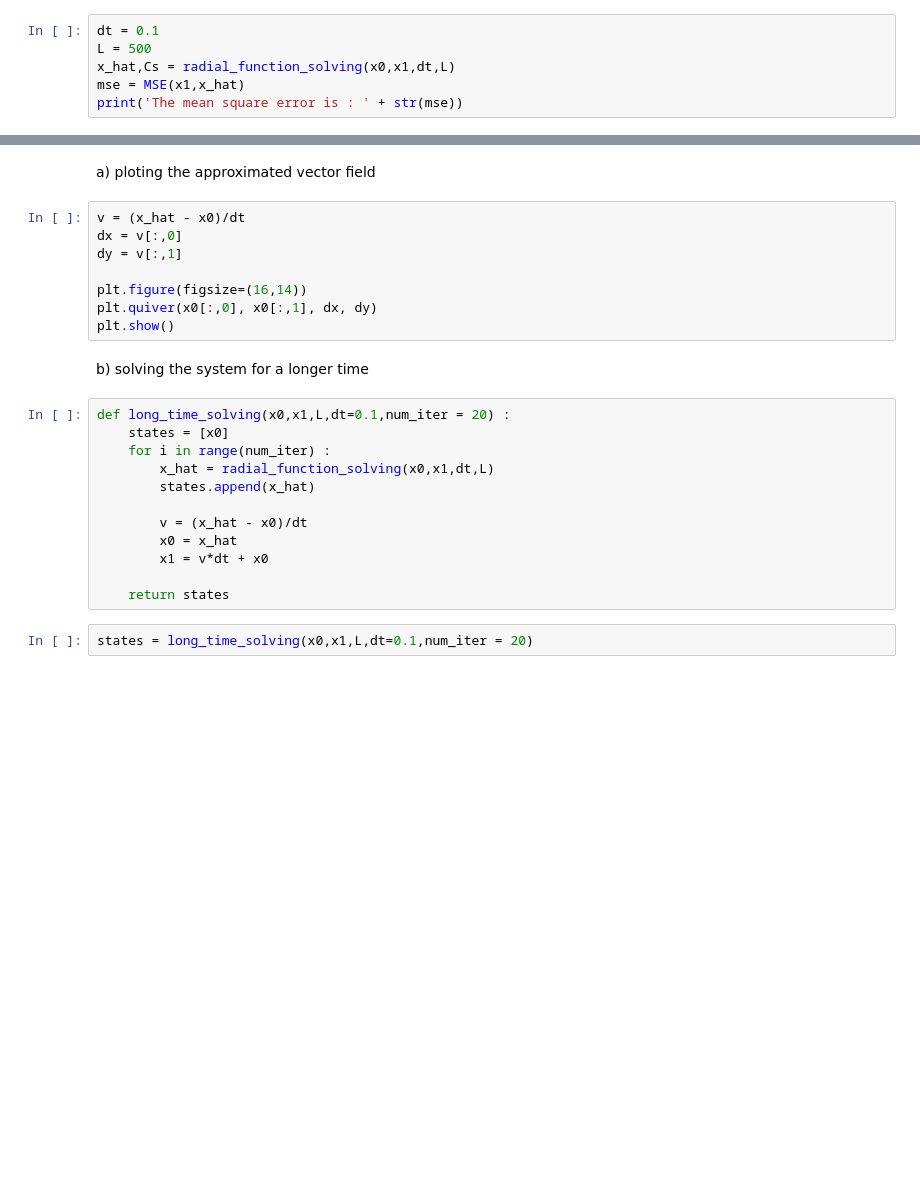
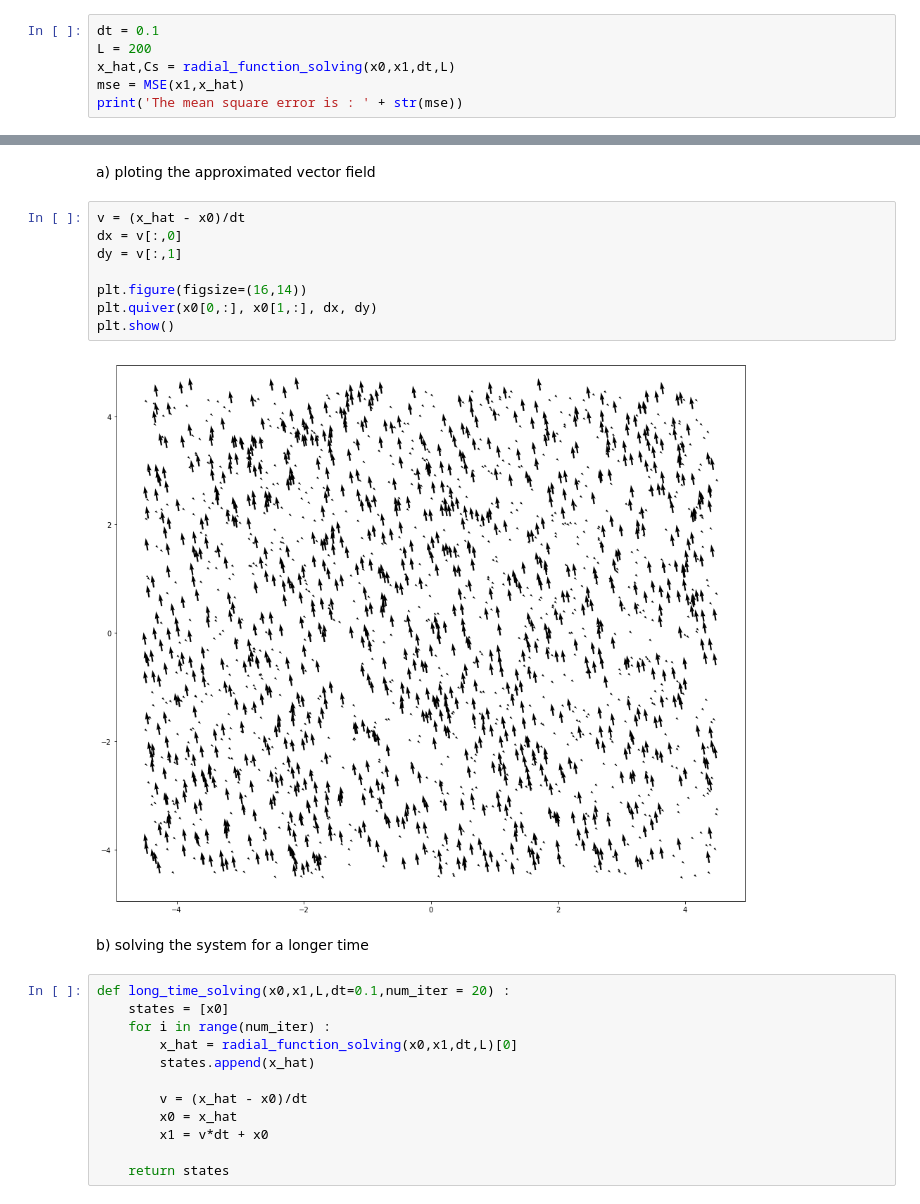
Before and after one commit to ameliescb/EX1_practikum_crowd_modelling, a Jupyter notebook: Exercise 5/Task3/task3.ipynb, the cells around one changed output, grey strips where cells are left out. Drawn from its saved outputs; the diff is of its cells as text; blank space fills up the shorter version.

```diff
--- a/Exercise 5/Task3/task3.ipynb
+++ b/Exercise 5/Task3/task3.ipynb
@@ -128,7 +149,7 @@ def radial_function_solving(x0,x1,dt,L) :
     return x_hat,Cs
 # %%
 dt = 0.1
-L = 500
+L = 200
 x_hat,Cs = radial_function_solving(x0,x1,dt,L)
 mse = MSE(x1,x_hat)
 print('The mean square error is : ' + str(mse))
@@ -146,18 +171,20 @@ a) ploting the approximated vector field
 # %%
 v = (x_hat - x0)/dt
 dx = v[:,0]
 dy = v[:,1]
 
 plt.figure(figsize=(16,14))
-plt.quiver(x0[:,0], x0[:,1], dx, dy)
+plt.quiver(x0[0,:], x0[1,:], dx, dy)
 plt.show()
+# %% [output]
+[figure, added]
 # %% [markdown]
 b) solving the system for a longer time
 # %%
 def long_time_solving(x0,x1,L,dt=0.1,num_iter = 20) :
     states = [x0]
     for i in range(num_iter) :
-        x_hat = radial_function_solving(x0,x1,dt,L)
+        x_hat = radial_function_solving(x0,x1,dt,L)[0]
         states.append(x_hat)
 
         v = (x_hat - x0)/dt
@@ -165,5 +192,3 @@ def long_time_solving(x0,x1,L,dt=0.1,num_iter = 20) :
         x1 = v*dt + x0
 
     return states
-# %%
-states = long_time_solving(x0,x1,L,dt=0.1,num_iter = 20)
```
Also changed, not shown: parts of 7 cells of this notebook.
